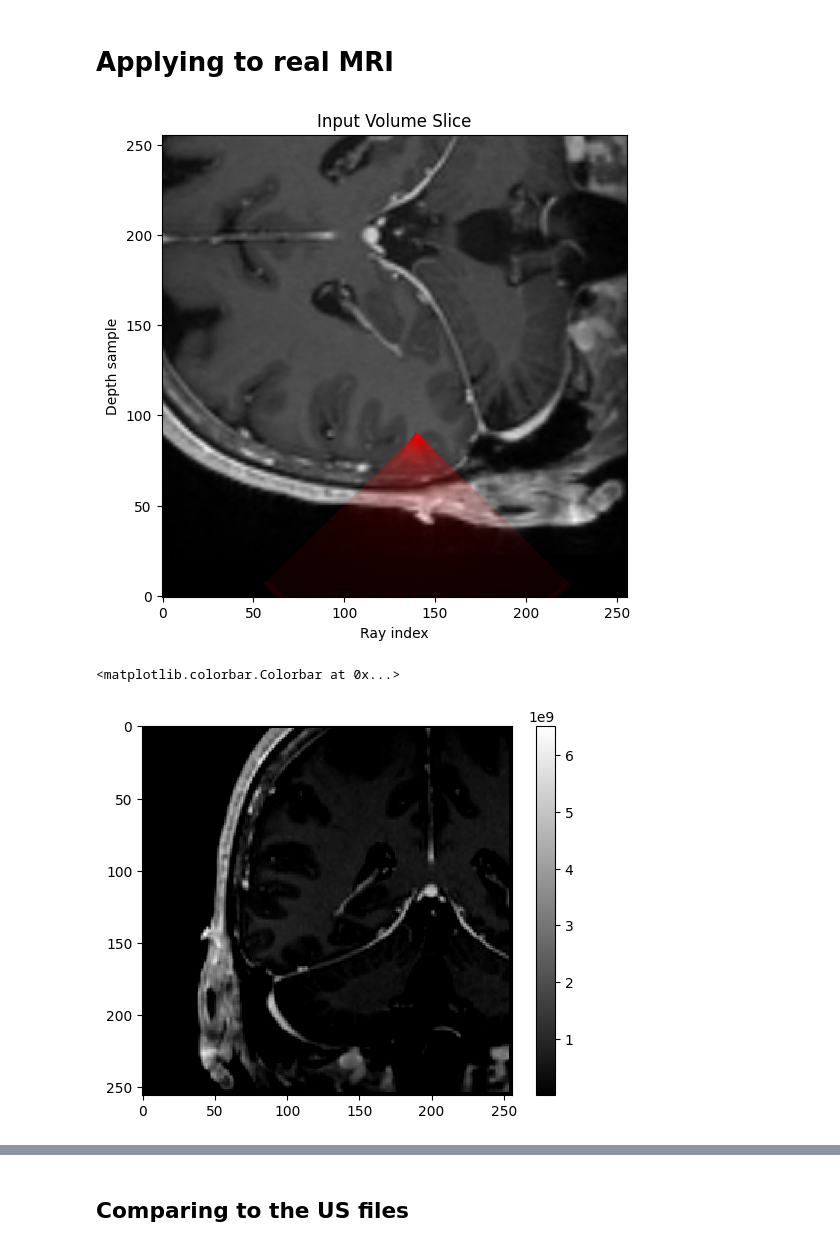
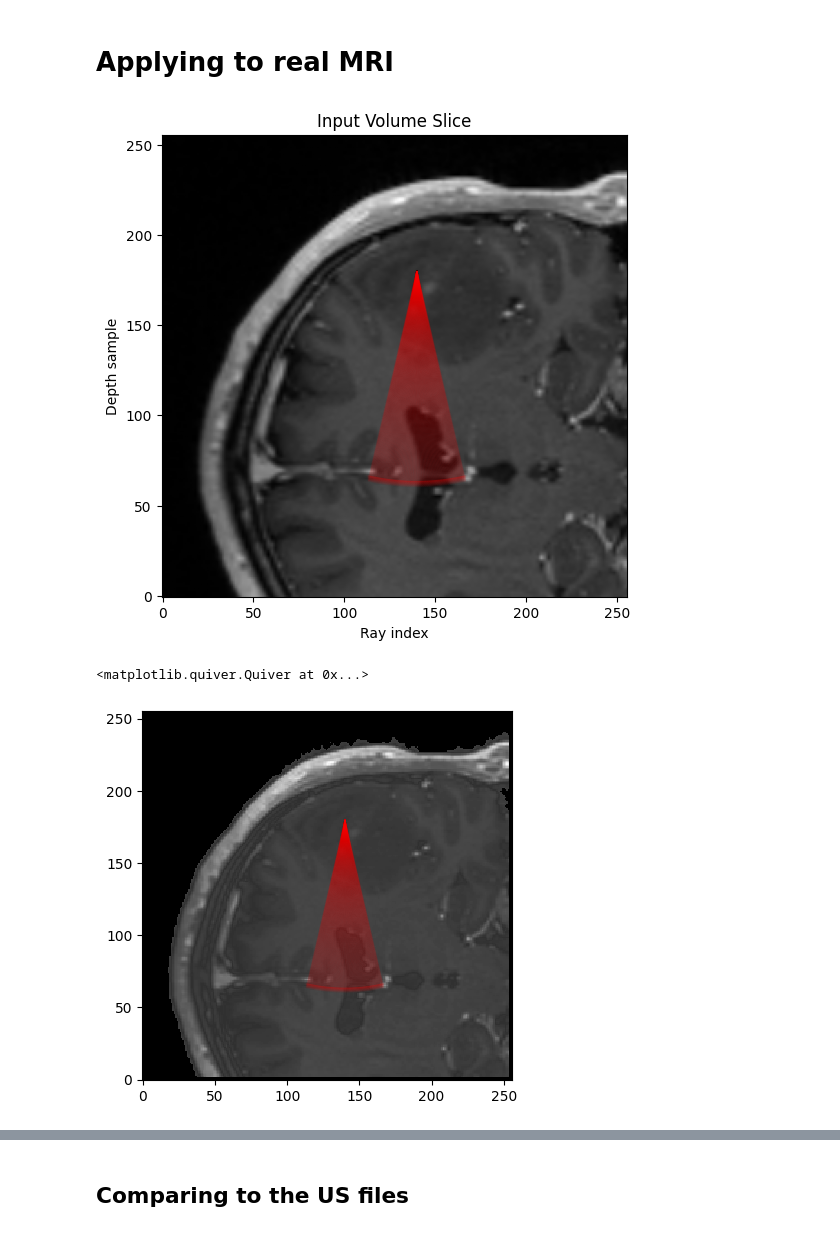
Before and after one commit to gduguey/DiffUS, a Jupyter notebook: notebooks/[DEMO] Modeling Choices.ipynb, the cells around one changed output, grey strips where cells are left out. Drawn from its saved outputs; the diff is of its cells as text; code cells hidden in the pictures.

```diff
--- a/notebooks/[DEMO] Modeling Choices.ipynb
+++ b/notebooks/[DEMO] Modeling Choices.ipynb
@@ -158,6 +158,9 @@ T1_data = pd.DataFrame(
 t1 = T1_data['intensity'].values.reshape(-1,1)
 z1 = T1_data['impedance'].values.reshape(-1,1)
 
+t1 = np.array([-2.0, -1.0, 0.0,  1.5]).reshape(-1,1)
+z1 = np.array([400,  1.52e6, 1.7e6, 1.38e6]).reshape(-1,1)
+
 X1 = torch.tensor(t1, dtype=torch.float32)
 Y1 = torch.tensor(z1, dtype=torch.float32)
 
@@ -166,12 +169,12 @@ Z_vol = ImpedanceEstimator.compute_impedance_volume(T1_volume, model_t1, thresho
 # %%
 UR = UltrasoundRenderer(120, 0.0001)
 
-angle = 45  # degrees
+angle = 27//2  # degrees
 rays = 150
 
 thetas = np.radians(np.linspace(-angle,angle, rays))  # 64 rays across the fan
-source = np.array([90, 180, 140])  # source position
-directions = [np.array([-np.cos(theta), 0, -np.sin(theta)]) for theta in thetas]
+source = np.array([180, 80, 140])  # source position
+directions = [np.array([-np.cos(theta), 0, np.sin(theta)]) for theta in thetas]
 directions = torch.tensor(directions, dtype=torch.float32)  # (rays, 3)
 
 img = T1_volume[:, source[1], :].T
@@ -195,13 +198,19 @@ ax.quiver(
 
 ax.invert_yaxis()
 # %% [output]
-[figure, old version]
+[figure, new version]
 # %%
-plt.imshow(Z_vol[:, source[1], :].T, cmap='gray', interpolation='nearest')
-plt.colorbar()
+fig, ax = plt.subplots(1,1)
+ax.imshow(Z_vol[:, source[1], :], cmap='gray', interpolation='nearest', origin='lower')
+ax.quiver(
+    starts_x, starts_y,
+    dx, dy,
+    angles='xy', scale_units='xy', scale=1/UR.num_samples,
+    color='red', width=0.003, alpha=0.1
+)
 # %% [output]
-<matplotlib.colorbar.Colorbar at 0x...>
+<matplotlib.quiver.Quiver at 0x...>
-[figure, old version]
+[figure, new version]
 # %%
 intensities = UR.plot_beam_frame(
     volume=Z_vol,
```
Also changed, not shown: parts of 10 cells of this notebook.
